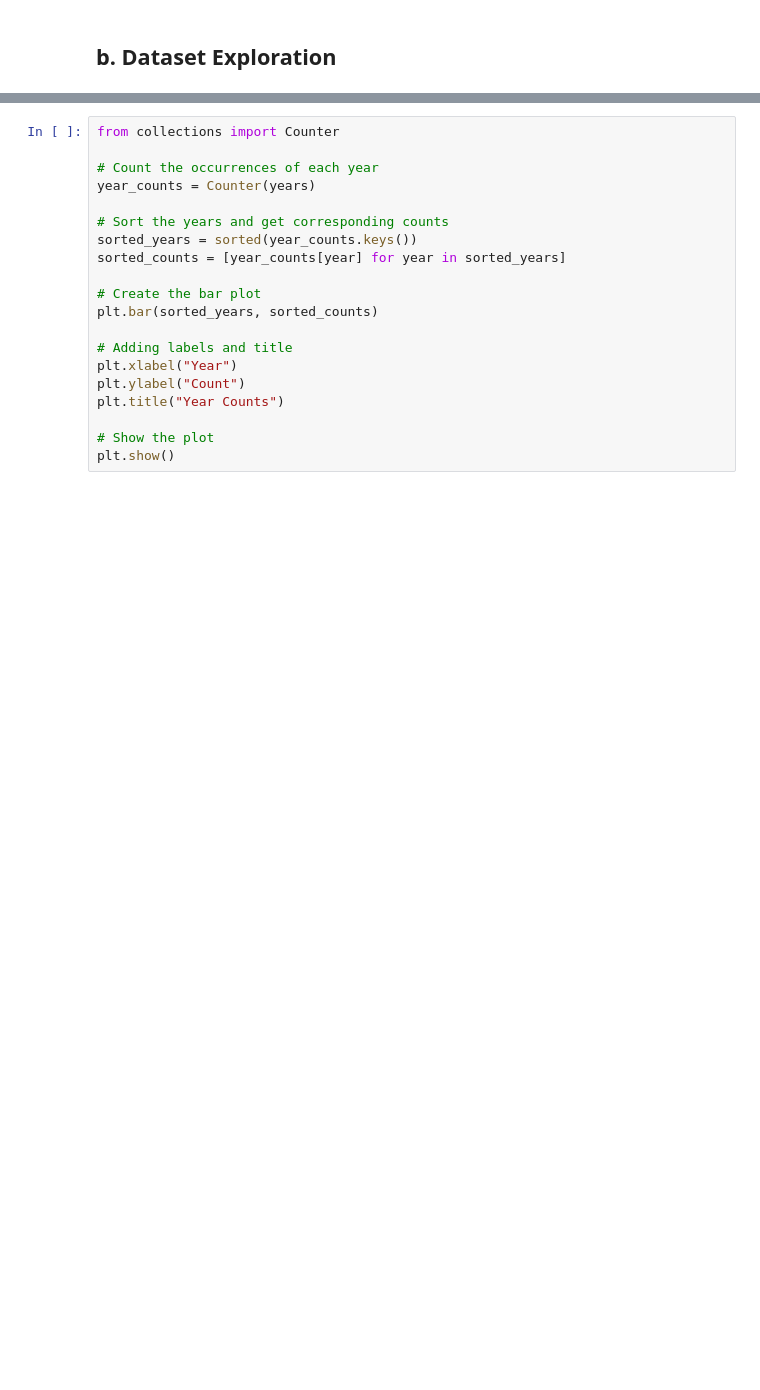
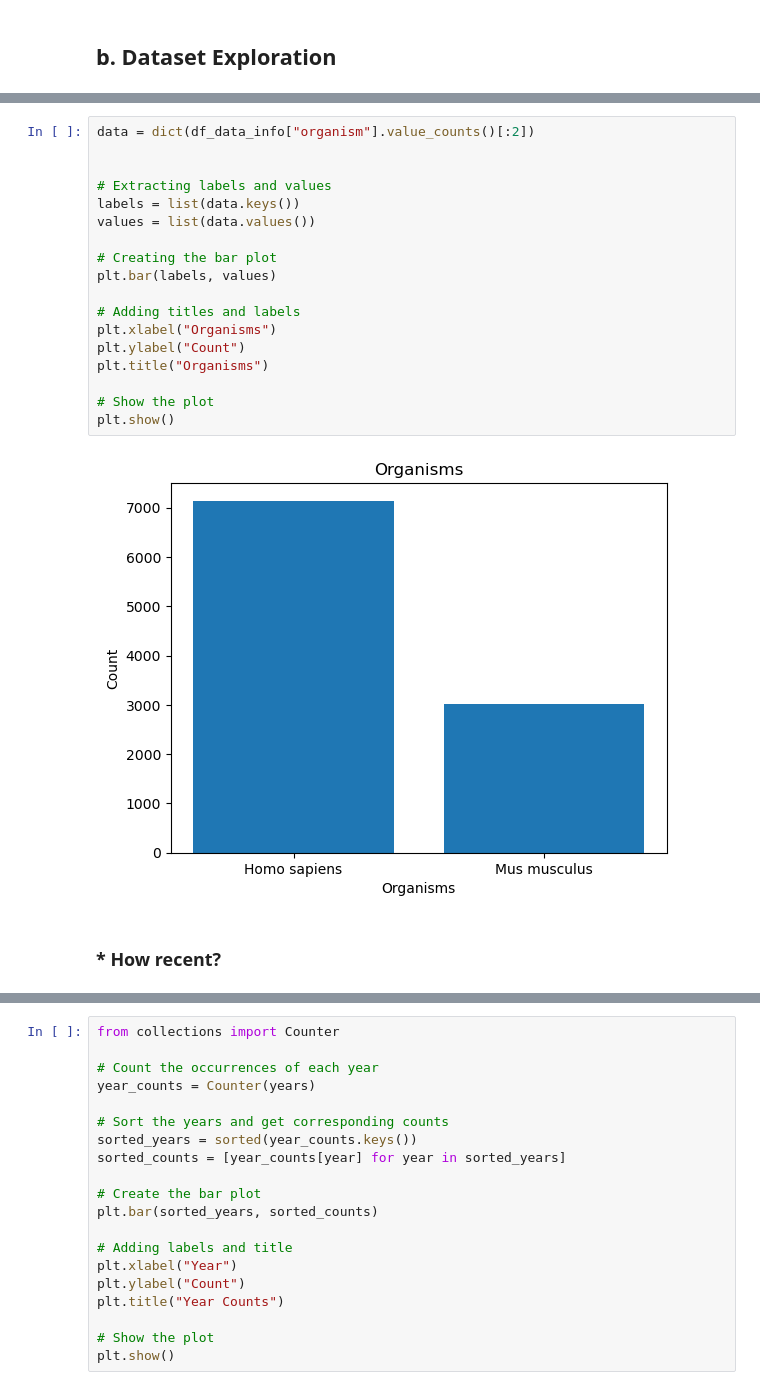
Before and after one commit to 00dylan00/Disease-Signatures, a Jupyter notebook: documentation/DiSignAtlas.ipynb, the cells around one changed output, grey strips where cells are left out. Saved outputs shown, nothing was run; the diff lists cells and outputs as text; blank space fills up the shorter version.

```diff
--- a/documentation/DiSignAtlas.ipynb
+++ b/documentation/DiSignAtlas.ipynb
@@ -241,4 +346,26 @@ plt.title("Top 3 Library Strategies")
 plt.show()
 # %% [output]
 [figure]
+# %%
+data = dict(df_data_info["organism"].value_counts()[:2])
+
+
+# Extracting labels and values
+labels = list(data.keys())
+values = list(data.values())
+
+# Creating the bar plot
+plt.bar(labels, values)
+
+# Adding titles and labels
+plt.xlabel("Organisms")
+plt.ylabel("Count")
+plt.title("Organisms")
+
+# Show the plot
+plt.show()
+# %% [output]
+[figure, added]
+# %% [markdown]
+### * How recent?
 # %%
```
Also changed, not shown: parts of 54 cells of this notebook.
